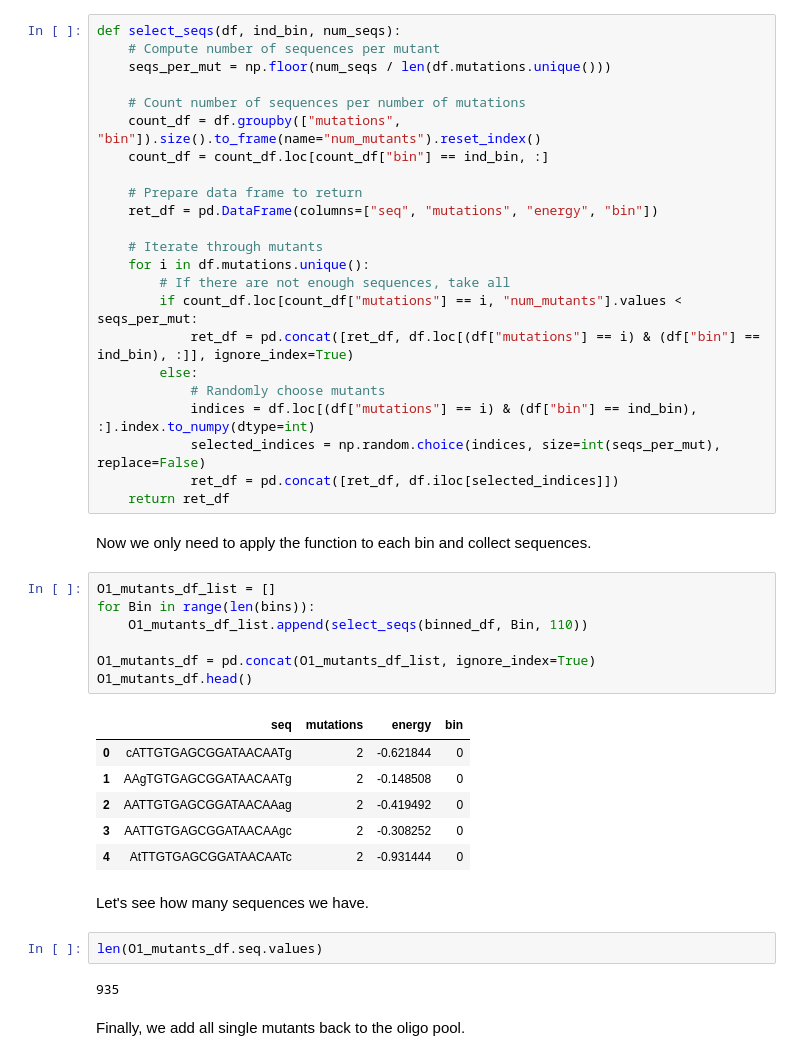
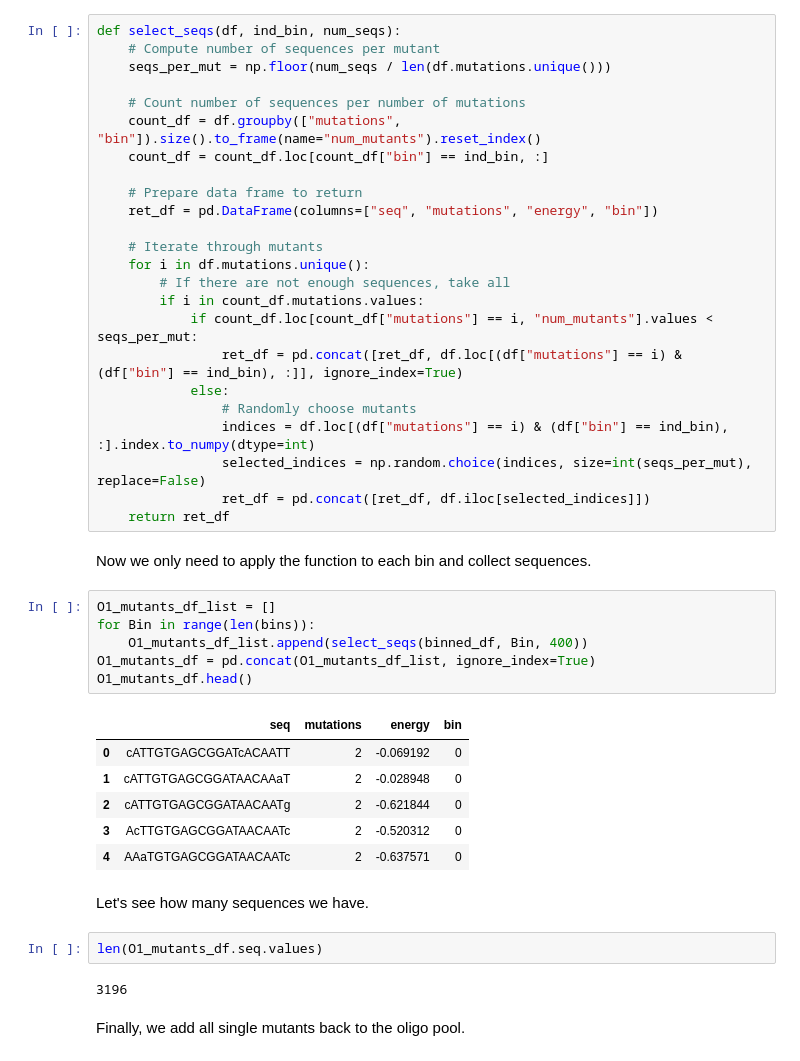
Before and after one commit to RPGroup-PBoC/Reg-Seq2, a Jupyter notebook: code/experimental_design/twist_order/lacI_titration/generate_sequences.ipynb, the cells around one changed output. Saved outputs shown, nothing was run; the diff lists cells and outputs as text.

```diff
--- a/code/experimental_design/twist_order/lacI_titration/generate_sequences.ipynb
+++ b/code/experimental_design/twist_order/lacI_titration/generate_sequences.ipynb
@@ -206,36 +215,36 @@ def select_seqs(df, ind_bin, num_seqs):
     # Iterate through mutants
     for i in df.mutations.unique():
         # If there are not enough sequences, take all
-        if count_df.loc[count_df["mutations"] == i, "num_mutants"].values < seqs_per_mut:
-            ret_df = pd.concat([ret_df, df.loc[(df["mutations"] == i) & (df["bin"] == ind_bin), :]], ignore_index=True)
-        else:
-            # Randomly choose mutants
-            indices = df.loc[(df["mutations"] == i) & (df["bin"] == ind_bin), :].index.to_numpy(dtype=int)
-            selected_indices = np.random.choice(indices, size=int(seqs_per_mut), replace=False)
-            ret_df = pd.concat([ret_df, df.iloc[selected_indices]])
+        if i in count_df.mutations.values:
+            if count_df.loc[count_df["mutations"] == i, "num_mutants"].values < seqs_per_mut:
+                ret_df = pd.concat([ret_df, df.loc[(df["mutations"] == i) & (df["bin"] == ind_bin), :]], ignore_index=True)
+            else:
+                # Randomly choose mutants
+                indices = df.loc[(df["mutations"] == i) & (df["bin"] == ind_bin), :].index.to_numpy(dtype=int)
+                selected_indices = np.random.choice(indices, size=int(seqs_per_mut), replace=False)
+                ret_df = pd.concat([ret_df, df.iloc[selected_indices]])
     return ret_df
 # %% [markdown]
 Now we only need to apply the function to each bin and collect sequences.
 # %%
 O1_mutants_df_list = []
 for Bin in range(len(bins)):
-    O1_mutants_df_list.append(select_seqs(binned_df, Bin, 110))
-
+    O1_mutants_df_list.append(select_seqs(binned_df, Bin, 400))
 O1_mutants_df = pd.concat(O1_mutants_df_list, ignore_index=True)
 O1_mutants_df.head()
 # %% [output]
 |  | seq | mutations | energy | bin |
-| 0 | cATTGTGAGCGGATAACAATg | 2 | -0.621844 | 0 |
-| 1 | AAgTGTGAGCGGATAACAATg | 2 | -0.148508 | 0 |
-| 2 | AATTGTGAGCGGATAACAAag | 2 | -0.419492 | 0 |
-| 3 | AATTGTGAGCGGATAACAAgc | 2 | -0.308252 | 0 |
-| 4 | AtTTGTGAGCGGATAACAATc | 2 | -0.931444 | 0 |
+| 0 | cATTGTGAGCGGATcACAATT | 2 | -0.069192 | 0 |
+| 1 | cATTGTGAGCGGATAACAAaT | 2 | -0.028948 | 0 |
+| 2 | cATTGTGAGCGGATAACAATg | 2 | -0.621844 | 0 |
+| 3 | AcTTGTGAGCGGATAACAATc | 2 | -0.520312 | 0 |
+| 4 | AAaTGTGAGCGGATAACAATc | 2 | -0.637571 | 0 |
 # %% [markdown]
 Let's see how many sequences we have.
 # %%
 len(O1_mutants_df.seq.values)
 # %% [output]
-935
+3196
 # %% [markdown]
 Finally, we add all single mutants back to the oligo pool.
 # %%
```
Also changed, not shown: parts of 11 cells of this notebook, 8 other files.
